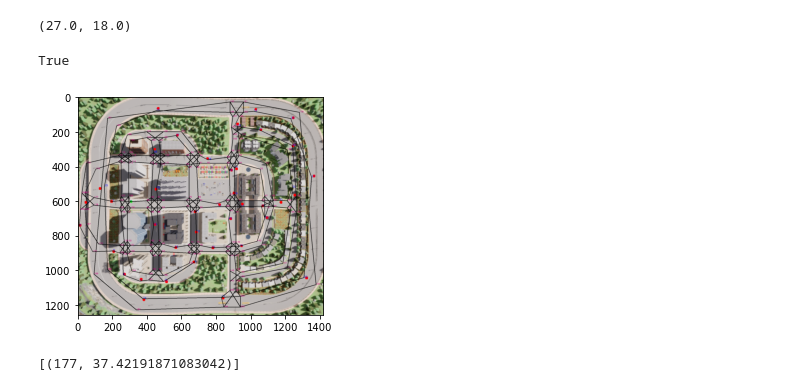
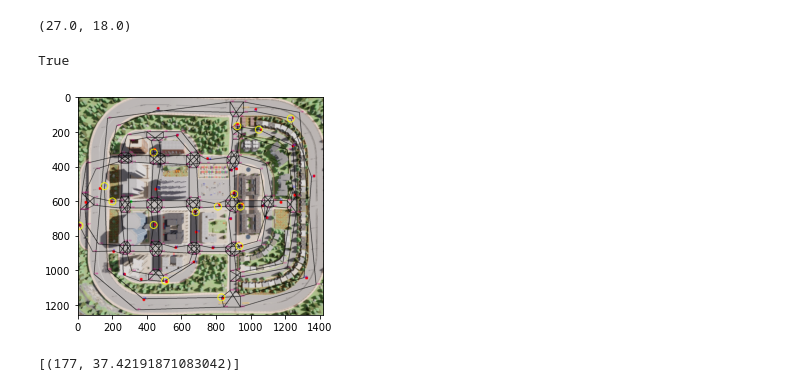
Before and after one commit to MohammadDallash/TSP-autonomous-car-planning, a Jupyter notebook: dallashNB.ipynb, the cells around one changed output. Cells and saved outputs as stored; diff of their text form; code cells hidden in the pictures.

```diff
--- a/dallashNB.ipynb
+++ b/dallashNB.ipynb
@@ -503,3 +7,8 @@ toggle = {
+# %%
+
+givenPoints = np.load('npys/givenPoints.npy')
+edges = np.load('npys/edges.npy')
+intersections = np.load("npys/intersections.npy")
 # %%
 y = givenPoints[:,0:2]
 
@@ -533,7 +42,7 @@ thickness              = 1
 lineType               = 1
 
 
-img = cv2.imread("img.png")
+img = cv2.imread("RawImg.png")
 scale_percent = 200 # percent of original size
 width = int(img.shape[1] * scale_percent / 100)
 height = int(img.shape[0] * scale_percent / 100)
@@ -541,7 +50,7 @@ dim = (width, height)
 
 
 def plotImg(mainPointsText = True, mainPointsCircles = False, interPointsText= True, interPointsCircles = False, showEdges= True, Path = np.array([]), splitPath = False):
-    img = cv2.imread("img.png")
+    img = cv2.imread("RawImg.png")
 
 
 
@@ -571,6 +80,16 @@ def plotImg(mainPointsText = True, mainPointsCircles = False, interPointsText= T
     if showEdges == True:
         for s,d in edges:
             cv2.line(imgcopy, traslate(point= get_point(s)), traslate(point= get_point(d)), (0,0,0), 2)
+
+
+
+
+    fif = np.array([   2  , 4 , 34 , 11 ,  8 ,15, 13 , 27 , 18 , 20  ,23 , 25,  16 , 12, 36])
+
+    for desierdPoint in fif:
+        (x, y) = get_point(desierdPoint)
+        x,y = traslate(point= (x, y))
+        cv2.circle(imgcopy, (x, y), 20, (00,255,255), 3)
 
     for x,y in intersections:
         x,y = traslate(point= (x, y))
@@ -610,34 +129,34 @@ def plotImg(mainPointsText = True, mainPointsCircles = False, interPointsText= T
                 elif i==n-1:
                     s =  int (Path[i])
                     d = int (1)
                 else:
                     s =  int (Path[i])
                     d = int (Path[i+1])
 
                 sx, sy = traslate(point= get_point(s))
                 dx, dy = traslate(point= get_point(d))
 
                 center = (int ((sx+dx)/2) , int ((sy+dy)/2))
                 cv2.putText(imgcopy, str(c), center, font,fontScale,(0,0,0),thickness*2, lineType)
 
 
                 cv2.line(imgcopy, (sx,sy), (dx,dy), (0,0,0), 2)
                 c+=1
 
             if splitPath == True:
                 cv2.imwrite('pathes//path' + str(imgC) + '.png', imgcopy)
             imgC+=1
 
     return imgcopy
 
 
 
 img  = plotImg ( mainPointsText = True, mainPointsCircles = False, interPointsText= True, interPointsCircles = False, showEdges= True)
 plt.imshow(img[:,:,::-1])
 cv2.imwrite('out.png', img)
 # %% [output]
 True
-[figure, old version]
+[figure, new version]
 # %%
 graphList = {}
 
```
Also changed, not shown: parts of 11 cells of this notebook, 6 other files.
